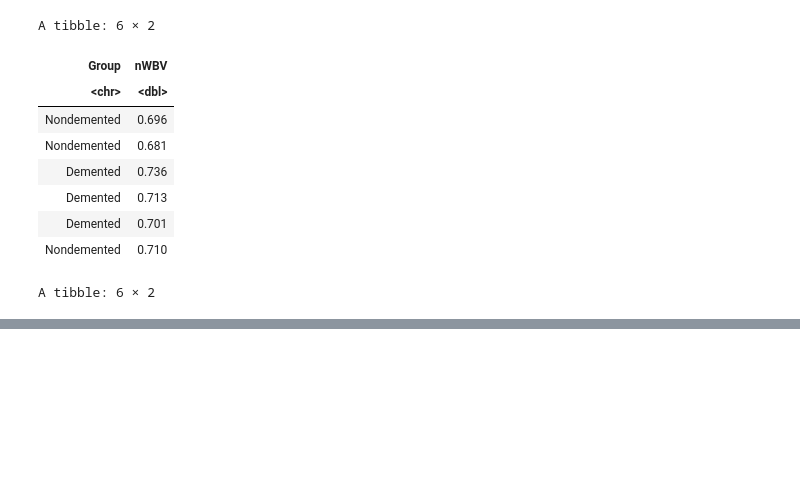
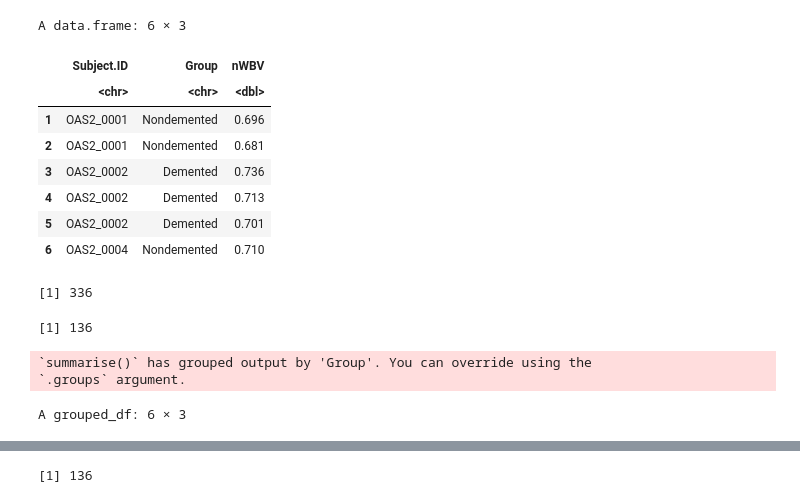
Before and after one commit to yuwangy/alzheimer_analysis, a Jupyter notebook: Project Proposal.ipynb, the cells around one changed output, grey strips where cells are left out. Cells and saved outputs as stored; diff of their text form; code cells hidden in the pictures; blank space fills up the shorter version.

Commit message:
check t-test, null dist and if p value < 0.05

```diff
--- a/Project Proposal.ipynb
+++ b/Project Proposal.ipynb
@@ -13,6 +13,6 @@ library(gridExtra)
 
 # Read the alzheimer dataset CSV file into a data frame from the github web
 
-data_alzheimer <- read_csv("https://raw.githubusercontent.com/yuwangy/alzheimer_analysis/main/oasis_longitudinal.csv")
-data_alzheimer
+data_alzheimer <- read.csv("https://raw.githubusercontent.com/yuwangy/alzheimer_analysis/main/oasis_longitudinal.csv")
+head(data_alzheimer)
 # %% [output]
@@ -66,29 +45,61 @@ A tibble: 6 × 15
 # %%
 # select alzheimer type and brain volume columns from alzheimer dataset
 # Demented: diagnosed with dementia
 # Nondemented: not diagnosed with dementia, may be used as a control group in the study
 # Converted: initially didn't have dementia but developed it over the course of the study
 
-nwbv <- data_alzheimer |>
-select(Group, nWBV)
+# nwbv <- data_alzheimer |>
+# select(Group, nWBV)
+# head(nwbv)
+
+# # generate bootstrapping samples and calculate sample means for brain volume
+
+# nwbv_sample <- nwbv |>
+# rep_sample_n(size = 10, reps = 200, replace = T) |>
+# group_by(replicate) |>
+# summarize(sample_mean = mean(nWBV))
+
+# head(nwbv_sample)
+
+# filter for demented and nondemented patients
+# select alzheimer type and brain volume columns from alzheimer dataset
+# remove missing NA values from nWBV
+
+
+nwbv1 <- data_alzheimer |>
+filter(Group == "Demented" | Group == "Nondemented") |>
+filter(!is.na(nWBV)) |>
+select(Subject.ID, Group, nWBV)
+
+head(nwbv1)
+
+nrow(nwbv1)
+
+nwbv1|>
+group_by(Subject.ID)|>
+summarize(mean(nWBV)) |>
+nrow()
+
+# mean value for the group
+
+nwbv <- nwbv1 |>
+group_by(Group, Subject.ID) |>
+summarize(nWBV = mean(nWBV))
+
 head(nwbv)
-
-# generate bootstrapping samples and calculate sample means for brain volume
-
-nwbv_sample <- nwbv |>
-rep_sample_n(size = 10, reps = 200, replace = T) |>
-group_by(replicate) |>
-summarize(sample_mean = mean(nWBV))
-
-head(nwbv_sample)
+nrow(nwbv)
 # %% [output]
-A tibble: 6 × 2
+A data.frame: 6 × 3
-| Group | nWBV |
-| <chr> | <dbl> |
-| Nondemented | 0.696 |
-| Nondemented | 0.681 |
-| Demented | 0.736 |
-| Demented | 0.713 |
-| Demented | 0.701 |
-| Nondemented | 0.710 |
+|  | Subject.ID | Group | nWBV |
+|  | <chr> | <chr> | <dbl> |
+| 1 | OAS2_0001 | Nondemented | 0.696 |
+| 2 | OAS2_0001 | Nondemented | 0.681 |
+| 3 | OAS2_0002 | Demented | 0.736 |
+| 4 | OAS2_0002 | Demented | 0.713 |
+| 5 | OAS2_0002 | Demented | 0.701 |
+| 6 | OAS2_0004 | Nondemented | 0.710 |
-A tibble: 6 × 2
+[1] 336
+[1] 136
+`summarise()` has grouped output by 'Group'. You can override using the
+`.groups` argument.
+A grouped_df: 6 × 3
@@ -103,3 +114,4 @@ A tibble: 6 × 2
+[1] 136
 # %%
 # calculate mean, median brain volume, its standard deviation for patients diagnosed with dementia,
 # not diagnosed with dementia, developed over the course respectively
```
Also changed, not shown: parts of 9 cells of this notebook.
